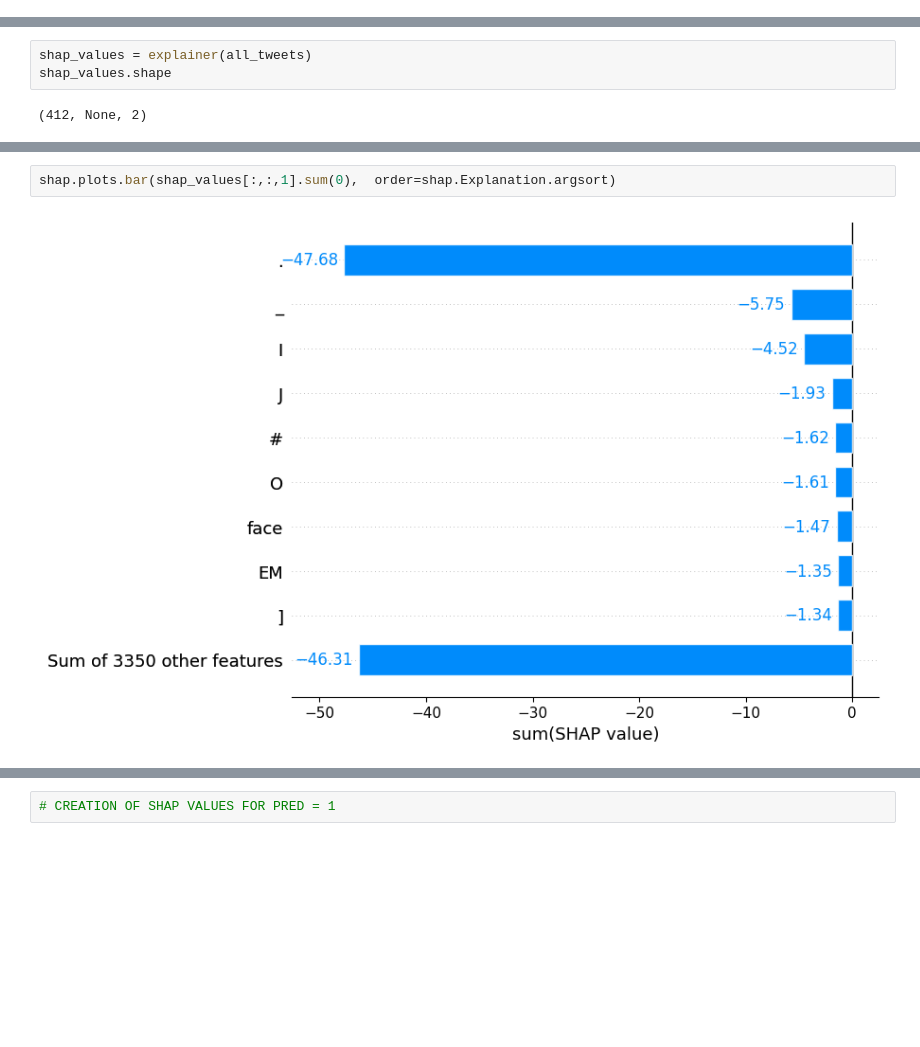
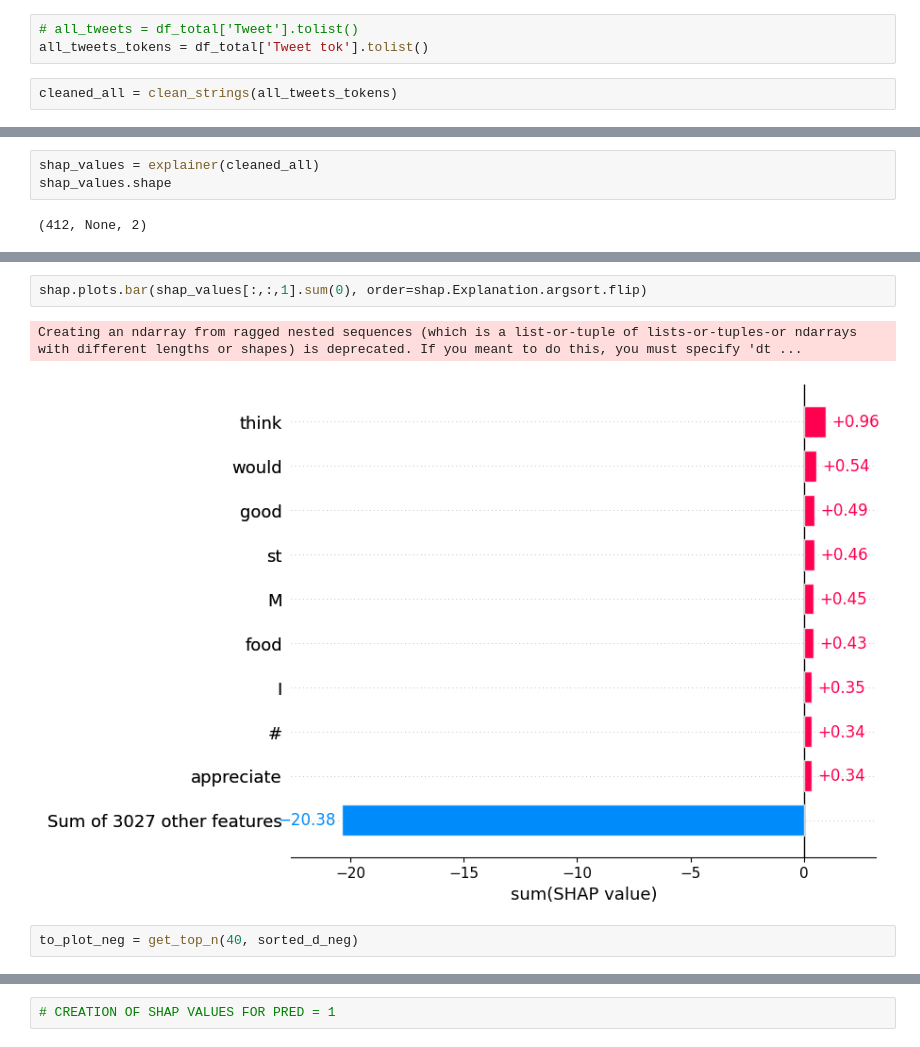
Before and after one commit to auro736/food_risk_MS_thesis, a Jupyter notebook: tasks/shap_new.ipynb, the cells around one changed output, grey strips where cells are left out. Saved outputs shown, nothing was run; the diff lists cells and outputs as text; blank space fills up the shorter version.

Commit message:
ancora shap plots

```diff
--- a/tasks/shap_new.ipynb
+++ b/tasks/shap_new.ipynb
@@ -115,0 +117,5 @@ all_tweets = df_total['Tweet'].tolist()
+# %%
+# all_tweets = df_total['Tweet'].tolist()
+all_tweets_tokens = df_total['Tweet tok'].tolist()
+# %%
+cleaned_all = clean_strings(all_tweets_tokens)
@@ -116,5 +133,5 @@ all_tweets = df_total['Tweet'].tolist()
 # %%
-shap_values = explainer(all_tweets)
+shap_values = explainer(cleaned_all)
 shap_values.shape
 # %% [output]
 (412, None, 2)
@@ -121,4 +199,7 @@ shap_values.shape
 # %%
-shap.plots.bar(shap_values[:,:,1].sum(0),  order=shap.Explanation.argsort)
+shap.plots.bar(shap_values[:,:,1].sum(0), order=shap.Explanation.argsort.flip)
 # %% [output]
+Creating an ndarray from ragged nested sequences (which is a list-or-tuple of lists-or-tuples-or ndarrays with different lengths or shapes) is deprecated. If you meant to do this, you must specify 'dt ...
-[figure, old version]
+[figure, new version]
+# %%
+to_plot_neg = get_top_n(40, sorted_d_neg)
```
Also changed, not shown: parts of 12 cells of this notebook.
